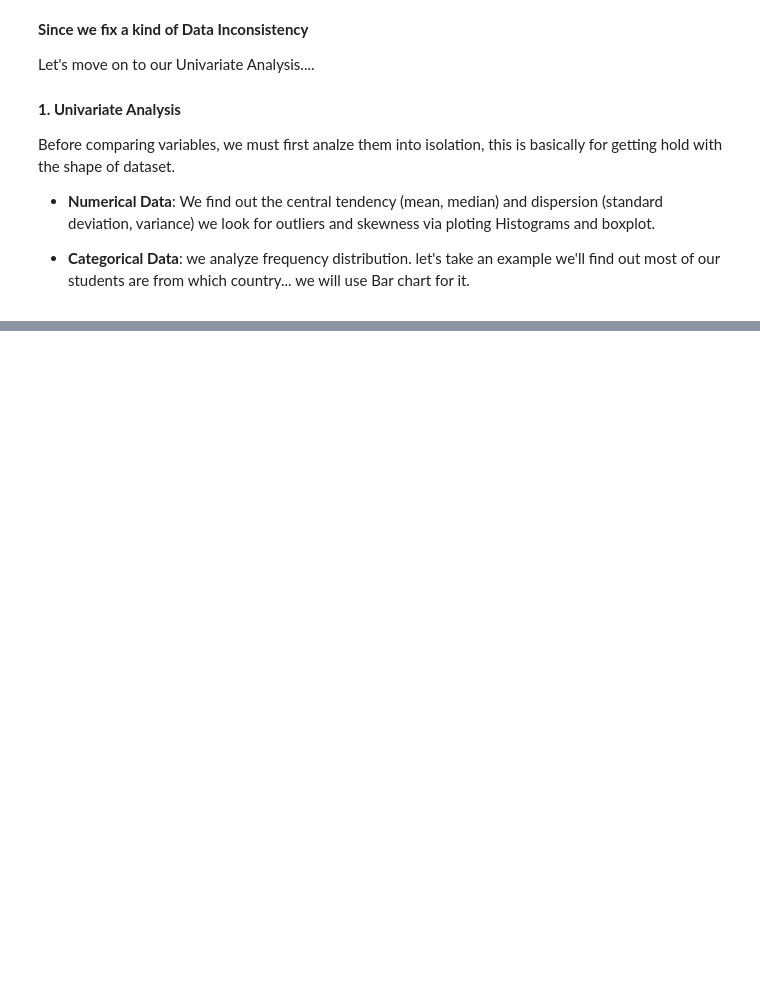
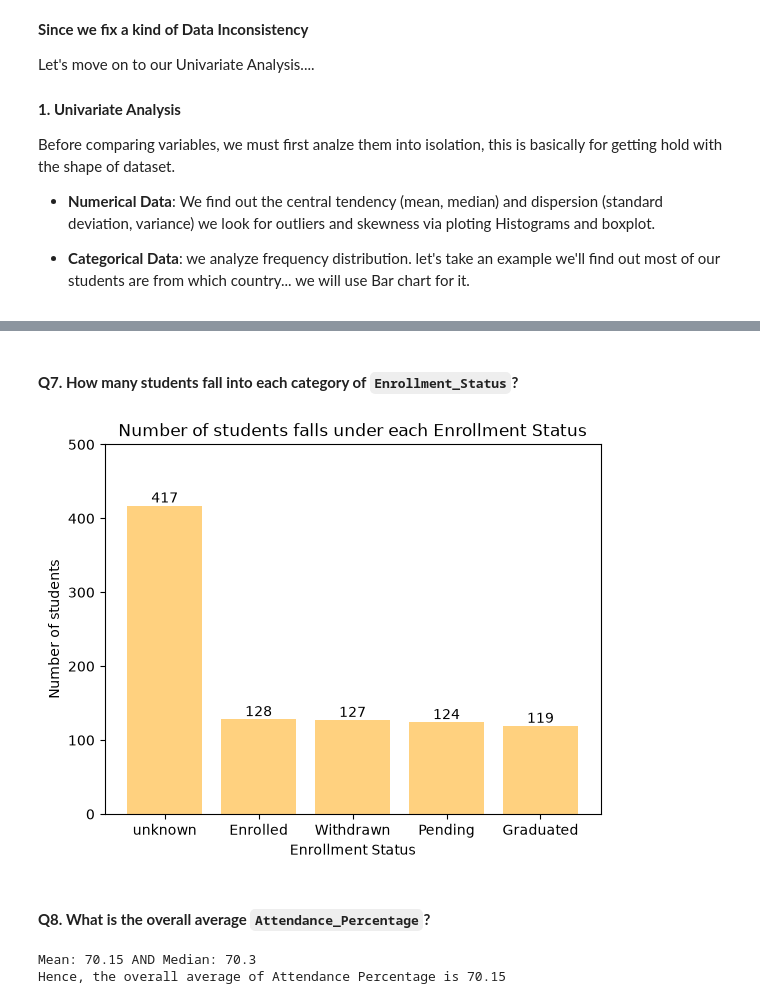
Before and after one commit to sohail-ansari0023/Becoming-A-Data-Analyst, a Jupyter notebook: Exploratory_Data_Analysis/Analytical_Notebooks/EDA_on_university_dataset.ipynb, the cells around one changed output, grey strips where cells are left out. Cells and saved outputs as stored; diff of their text form; code cells hidden in the pictures; blank space fills up the shorter version.

```diff
--- a/Exploratory_Data_Analysis/Analytical_Notebooks/EDA_on_university_dataset.ipynb
+++ b/Exploratory_Data_Analysis/Analytical_Notebooks/EDA_on_university_dataset.ipynb
@@ -157,0 +285,38 @@ NameError: name 'sns' is not defined
+# %% [markdown]
+#### **Q7. How many students fall into each category of `Enrollment_Status`?**
+# %%
+enrollment_status = uni_df['ENROLLMENT_STATUS'].value_counts()
+
+# let's visualize that via bar chart.
+fig, ax = plt.subplots()
+
+bar = ax.bar(
+    enrollment_status.index,
+    enrollment_status.values,
+    alpha=0.5,
+    color='orange',
+)
+
+ax.set_title('Number of students falls under each Enrollment Status')
+ax.set_xlabel('Enrollment Status')
+ax.set_ylabel('Number of students')
+
+ax.set_ylim(0, 500)
+ax.bar_label(bar)
+
+plt.show()
+# %% [output]
+[figure, added]
+# %% [markdown]
+#### **Q8. What is the overall average `Attendance_Percentage`?**
+# %%
+mean_att_per: float = round(float(uni_df['ATTENDANCE_PERCENTAGE'].mean()), 2)
+
+median_att_per: float = uni_df['ATTENDANCE_PERCENTAGE'].median()
+
+# mean of Attendance percentage.
+print(f'Mean: {mean_att_per} AND Median: {median_att_per}')
+print(f'Hence, the overall average of Attendance Percentage is {mean_att_per}')
+# %% [output]
+Mean: 70.15 AND Median: 70.3
+Hence, the overall average of Attendance Percentage is 70.15
```
Also changed, not shown: parts of 53 cells of this notebook.
